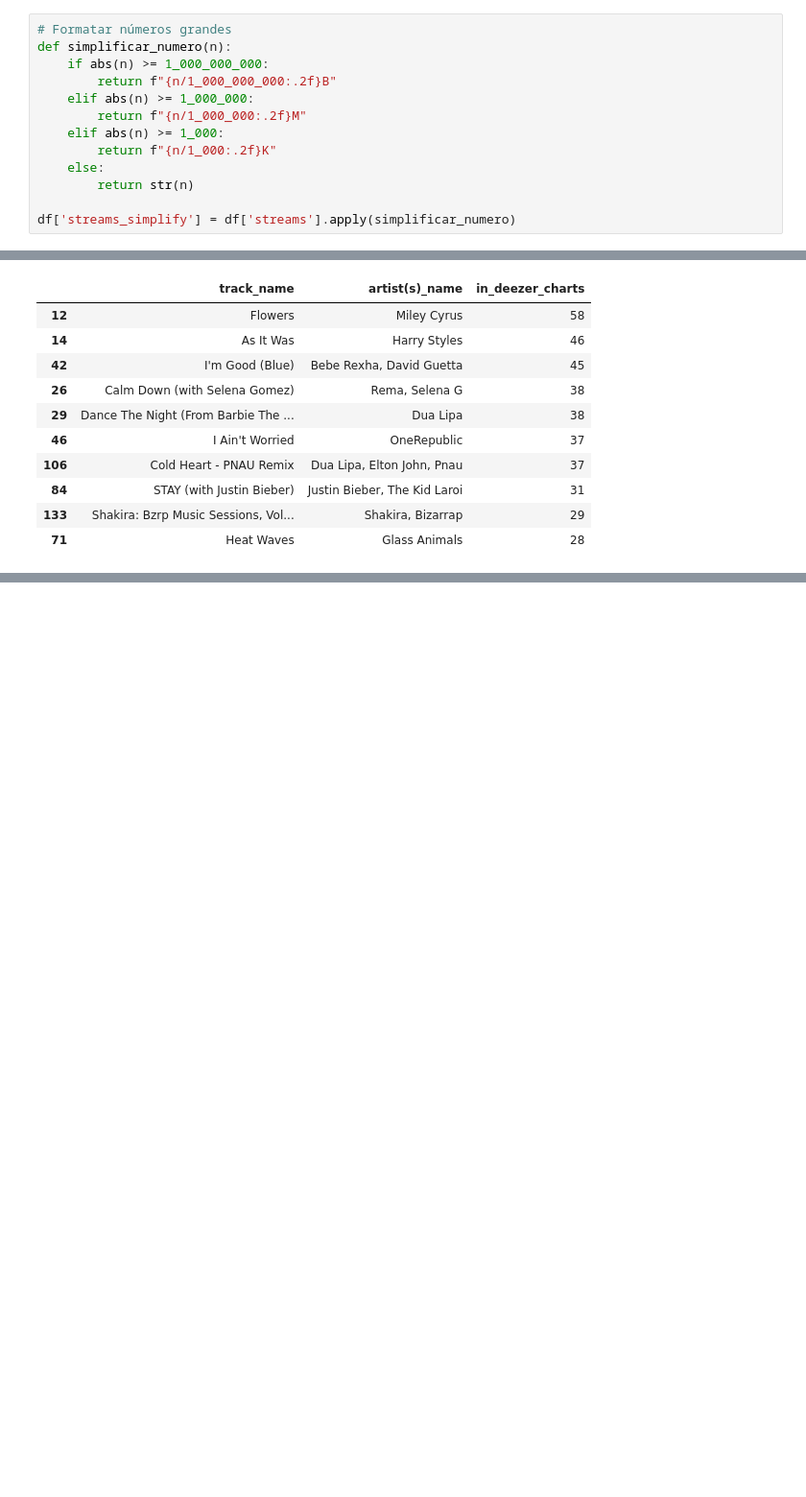
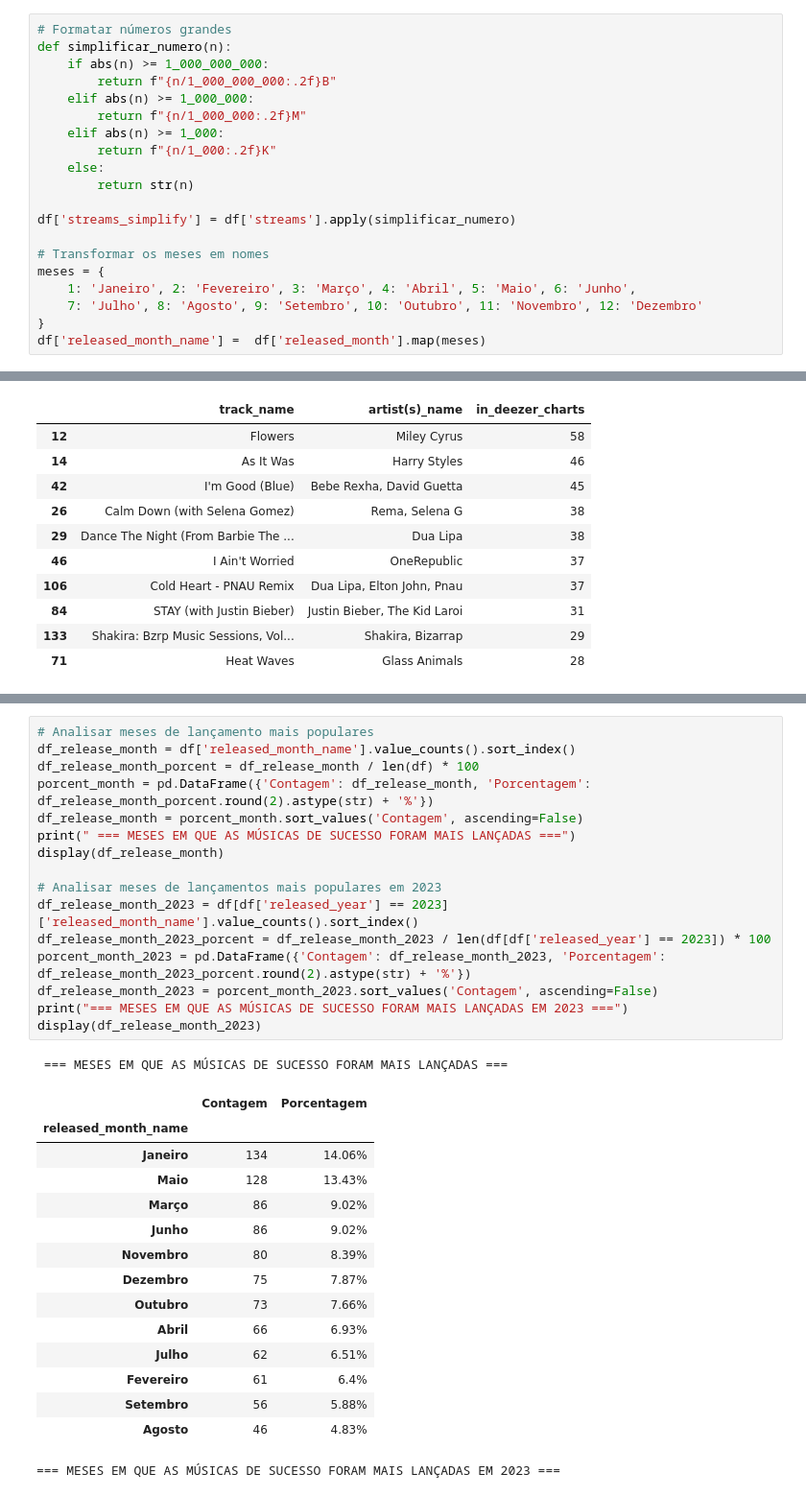
Before and after one commit to Luisot132613/Musicas-mais-ouvidas-de-2023, a Jupyter notebook: notebook/notebook.ipynb, the cells around one changed output, grey strips where cells are left out. Shown at 96% size. Cells and saved outputs as stored; diff of their text form; blank space fills up the shorter version.

```diff
--- a/notebook/notebook.ipynb
+++ b/notebook/notebook.ipynb
@@ -92,6 +92,13 @@ def simplificar_numero(n):
         return str(n)
 
 df['streams_simplify'] = df['streams'].apply(simplificar_numero)
+
+# Transformar os meses em nomes
+meses = {
+    1: 'Janeiro', 2: 'Fevereiro', 3: 'Março', 4: 'Abril', 5: 'Maio', 6: 'Junho',
+    7: 'Julho', 8: 'Agosto', 9: 'Setembro', 10: 'Outubro', 11: 'Novembro', 12: 'Dezembro'
+}
+df['released_month_name'] =  df['released_month'].map(meses)
 # %%
 df.info()
 # %% [output]
@@ -217,0 +245,33 @@ df
+# %%
+# Analisar meses de lançamento mais populares
+df_release_month = df['released_month_name'].value_counts().sort_index()
+df_release_month_porcent = df_release_month / len(df) * 100
+porcent_month = pd.DataFrame({'Contagem': df_release_month, 'Porcentagem': df_release_month_porcent.round(2).astype(str) + '%'})
+df_release_month = porcent_month.sort_values('Contagem', ascending=False)
+print(" === MESES EM QUE AS MÚSICAS DE SUCESSO FORAM MAIS LANÇADAS ===")
+display(df_release_month)
+
+# Analisar meses de lançamentos mais populares em 2023
+df_release_month_2023 = df[df['released_year'] == 2023]['released_month_name'].value_counts().sort_index()
+df_release_month_2023_porcent = df_release_month_2023 / len(df[df['released_year'] == 2023]) * 100
+porcent_month_2023 = pd.DataFrame({'Contagem': df_release_month_2023, 'Porcentagem': df_release_month_2023_porcent.round(2).astype(str) + '%'})
+df_release_month_2023 = porcent_month_2023.sort_values('Contagem', ascending=False)
+print("=== MESES EM QUE AS MÚSICAS DE SUCESSO FORAM MAIS LANÇADAS EM 2023 ===")
+display(df_release_month_2023)
+# %% [output]
+ === MESES EM QUE AS MÚSICAS DE SUCESSO FORAM MAIS LANÇADAS ===
+|  | Contagem | Porcentagem |
+| released_month_name |  |  |
+| Janeiro | 134 | 14.06% |
+| Maio | 128 | 13.43% |
+| Março | 86 | 9.02% |
+| Junho | 86 | 9.02% |
+| Novembro | 80 | 8.39% |
+| Dezembro | 75 | 7.87% |
+| Outubro | 73 | 7.66% |
+| Abril | 66 | 6.93% |
+| Julho | 62 | 6.51% |
+| Fevereiro | 61 | 6.4% |
+| Setembro | 56 | 5.88% |
+| Agosto | 46 | 4.83% |
+=== MESES EM QUE AS MÚSICAS DE SUCESSO FORAM MAIS LANÇADAS EM 2023 ===
```
Also changed, not shown: parts of 4 cells of this notebook.
